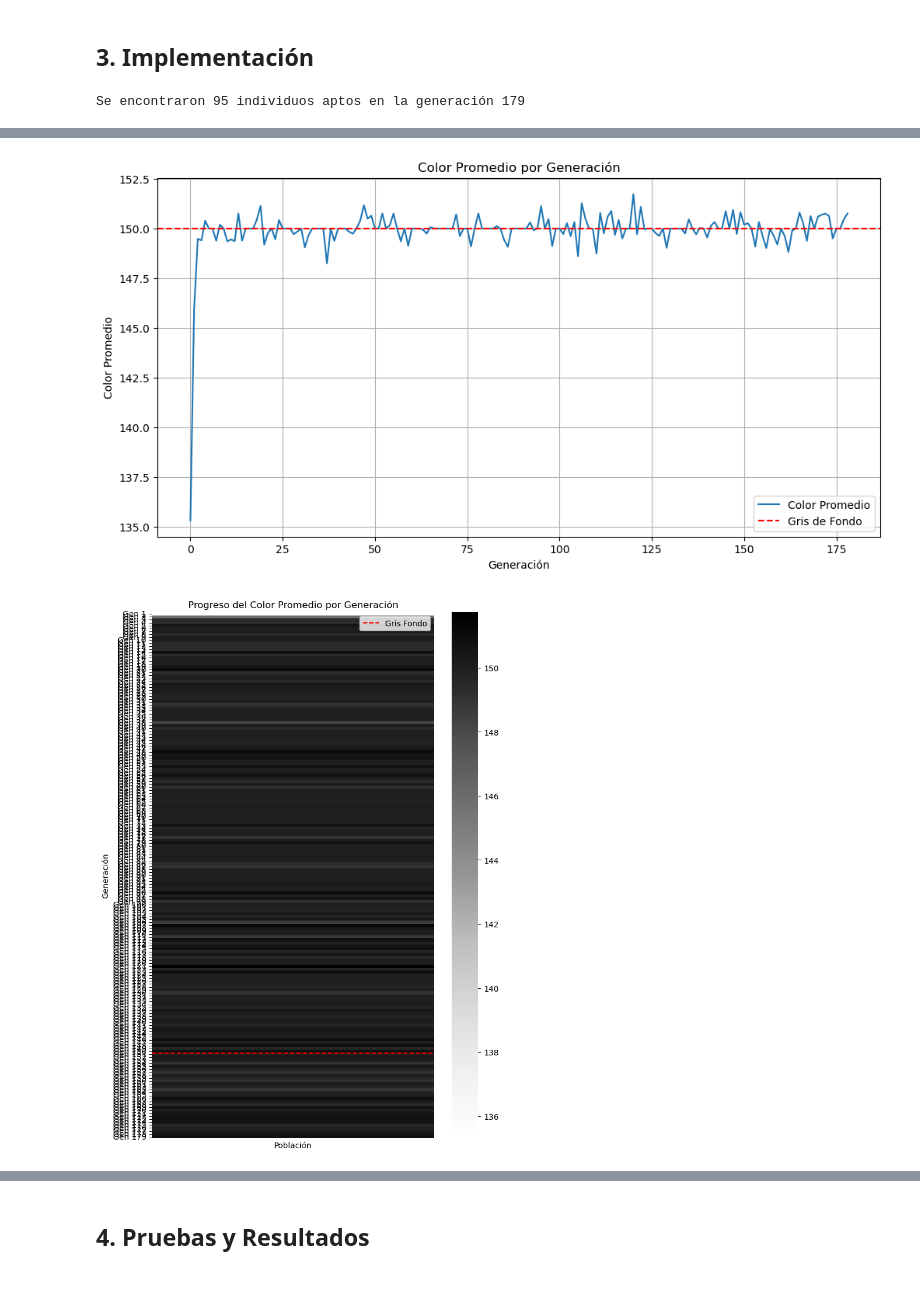
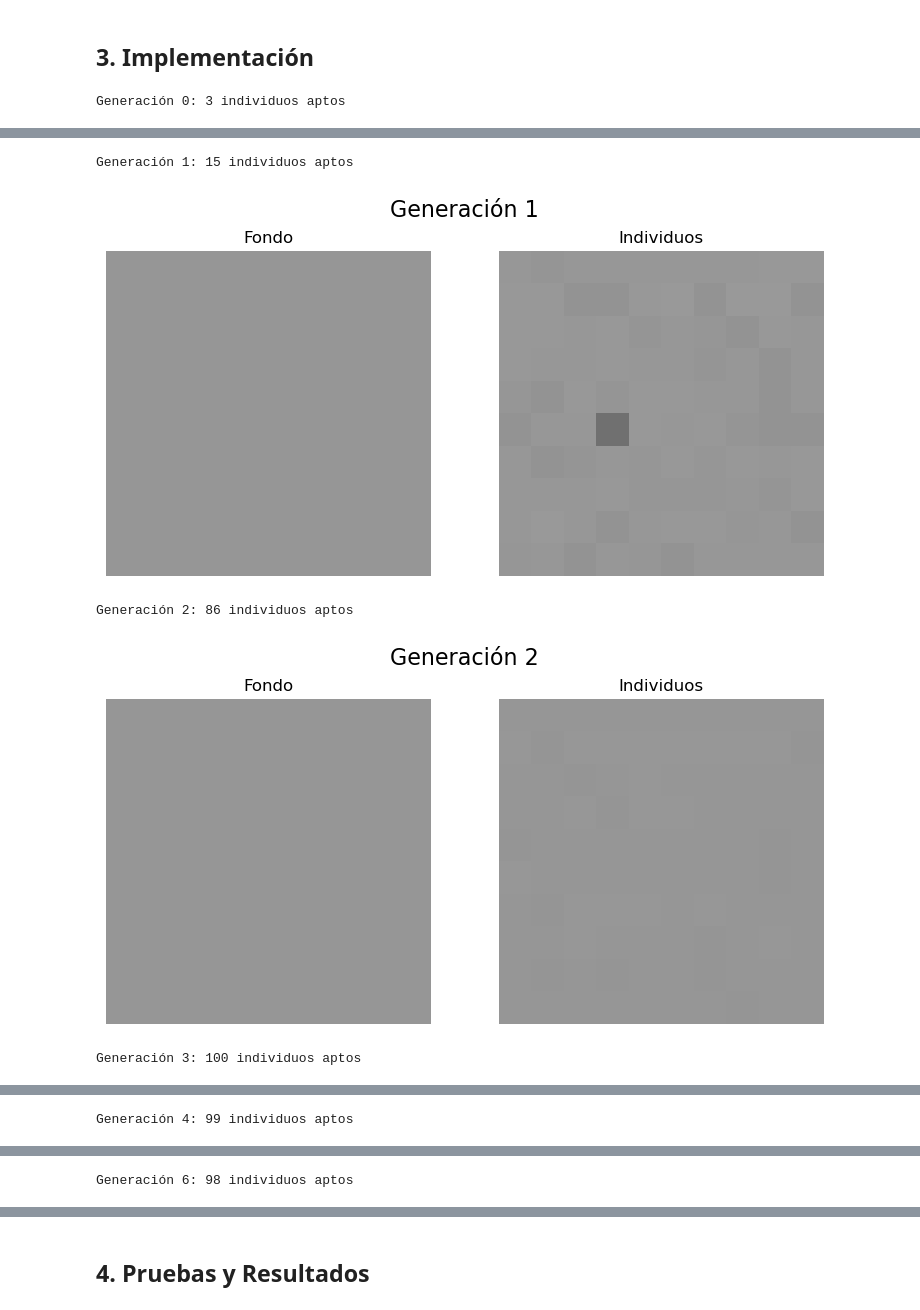
Before and after one commit to Pipeperez1305/LAB5_MOS, a Jupyter notebook: GeneticAlgorithms.ipynb, the cells around one changed output, grey strips where cells are left out. Saved outputs shown, nothing was run; the diff lists cells and outputs as text; code cells hidden in the pictures.

```diff
--- a/GeneticAlgorithms.ipynb
+++ b/GeneticAlgorithms.ipynb
@@ -451,6 +451,27 @@ def generar_nueva_poblacion(sobrevivientes, TAMANO_POBLACION_INICIAL):
     return nueva_poblacion
 
 
+# Visualización de la población y el fondo
+def visualizar_poblacion(poblacion, color_fondo, generación):
+    plt.figure(figsize=(8, 4))
+    plt.suptitle(f'Generación {generación}', fontsize=16)
+
+    # Mostrar fondo
+    plt.subplot(1, 2, 1)
+    plt.imshow(np.full((10, 10), color_fondo), cmap='gray', vmin=0, vmax=255)
+    plt.title('Fondo')
+    plt.axis('off')
+
+    # Mostrar individuos
+    plt.subplot(1, 2, 2)
+    colores = np.array(poblacion[:100]).reshape((10, 10))
+    plt.imshow(colores, cmap='gray', vmin=0, vmax=255)
+    plt.title('Individuos')
+    plt.axis('off')
+
+    plt.tight_layout()
+    plt.show()
+
 # Algoritmo genético para el caso base
 def algoritmo_genetico_base():
     """
@@ -474,8 +495,10 @@ def algoritmo_genetico_base():
     poblacion = crear_poblacion_inicial(TAMANO_POBLACION_INICIAL)  # Se crea la población inicial con valores aleatorios.
     historial_mejor_individuo = []  # Lista para almacenar el mejor individuo por generación.
     historial_color_promedio = []  # Lista para almacenar el color promedio por generación.
+    historial_aptitud_promedio = []  # Lista para almacenar la aptitud promedio por generación.
     generacion = 0  # Contador de generaciones.
-    individuos_aptos=0
+    individuos_aptos=0 #Contador de individuos aptos.
+    diferencia_aptos_total=500 #Diferencia total de individuos aptos.
 
     # Iteración sobre las generaciones hasta alcanzar el objetivo o el límite de generaciones.
 
@@ -489,6 +512,7 @@ def algoritmo_genetico_base():
             if diferencia_ind <= UMBRAL_APTITUD:
                 individuos_aptos_gen+=1
         if individuos_aptos_gen == TAMANO_POBLACION_APTA_OBJETIVO:
+            print(f"Se encontraron {TAMANO_POBLACION_APTA_OBJETIVO} individuos aptos en la generación {generacion}")
             individuos_aptos = individuos_aptos_gen
         prom_color = sum(poblacion) / len(poblacion)  # Se calcula el color promedio de la población.
         historial_color_promedio.append(prom_color)  # Se almacena el color promedio de la generación.
@@ -496,19 +520,26 @@ def algoritmo_genetico_base():
         ## Se encuentra el mejor individuo y estadísticas de aptitud.
         max_aptitud = max(aptitudes)  # Aptitud máxima en la generación.
         mejor_individuo = poblacion[aptitudes.index(max_aptitud)]  # Mejor individuo de la generación.
-
+        aptitud_promedio = sum(aptitudes) / len(aptitudes)  # Aptitud promedio de la generación.
         # Se seleccionan los sobrevivientes y se genera una nueva población.
         sobrevivientes = seleccionar_sobrevivientes(poblacion, aptitudes, PORCENTAJE_SOBREVIVIENTES)
         poblacion = generar_nueva_poblacion(sobrevivientes, TAMANO_POBLACION_INICIAL)
 
         ## Se almacenan estadísticas de la generación actual.
         historial_mejor_individuo.append(mejor_individuo)
+        historial_aptitud_promedio.append(aptitud_promedio)
 
+        diferencia_aptos=abs(TAMANO_POBLACION_APTA_OBJETIVO-individuos_aptos_gen)
+
+        # Visualización colores por generación
+        if diferencia_aptos < diferencia_aptos_total:
+            print(f"Generación {generacion}: {individuos_aptos_gen} individuos aptos")
+            visualizar_poblacion(poblacion, GRIS_FONDO, generacion)
+            diferencia_aptos_total=diferencia_aptos
         generacion += 1
 
-    if individuos_aptos == TAMANO_POBLACION_APTA_OBJETIVO:
-        print(f"Se encontraron {TAMANO_POBLACION_APTA_OBJETIVO} individuos aptos en la generación {generacion}")
-    else:
+
+    if individuos_aptos != TAMANO_POBLACION_APTA_OBJETIVO:
         print(f"Se alcanzó el límite de generaciones sin encontrar {TAMANO_POBLACION_APTA_OBJETIVO} individuos aptos")
 
     # Se grafican los resultados obtenidos.
@@ -534,23 +565,25 @@ def algoritmo_genetico_base():
     plt.legend()
     plt.grid(True)
     plt.show()
+
+    #Grafica resultados aptitud promedio
+    plt.figure(figsize=(12, 6))
+    plt.plot(historial_aptitud_promedio, label='Aptitud Promedio')  # Grafica aptitud promedio por generación.
+    plt.axhline(-2, color='r', linestyle='--', label='Aptitud Objetivo (Aptitud umbral = -2)')  # Línea representando la aptitud objetivo.
+    plt.title('Aptitud Promedio por Generación')
+    plt.xlabel('Generación')
+    plt.ylabel('Aptitud Promedio')
+    plt.legend()
+    plt.grid(True)
+    plt.show()
+
+
+
     return historial_color_promedio
 
-# Función para graficar el heatmap
-def graficar_heatmap(historial_color_promedio, gris_fondo):
-    data = np.array(historial_color_promedio).reshape(-1, 1)
-    plt.figure(figsize=(8, 12))
-    sns.heatmap(data, annot=False, cmap="Greys", cbar=True, xticklabels=False,
-                yticklabels=[f"Gen {i+1}" for i in range(len(historial_color_promedio))])
-    plt.axhline(y=gris_fondo, color='red', linestyle='--', label='Gris Fondo')
-    plt.title("Progreso del Color Promedio por Generación")
-    plt.xlabel("Población")
-    plt.ylabel("Generación")
-    plt.legend()
-    plt.show()
+
 
 # Ejecutar el algoritmo y visualizar el progreso por generación
 historial_color_promedio = algoritmo_genetico_base()
-graficar_heatmap(historial_color_promedio, GRIS_FONDO)
 # %% [output]
-Se encontraron 95 individuos aptos en la generación 179
+Generación 0: 3 individuos aptos
@@ -558,2 +591,5 @@ Se encontraron 95 individuos aptos en la generación 179
+Generación 1: 15 individuos aptos
-[figure, old version]
+[figure, new version]
+Generación 2: 86 individuos aptos
-[figure, old version]
+[figure, new version]
+Generación 3: 100 individuos aptos
@@ -559,0 +597 @@ Se encontraron 95 individuos aptos en la generación 179
+Generación 4: 99 individuos aptos
@@ -559,0 +599 @@ Se encontraron 95 individuos aptos en la generación 179
+Generación 6: 98 individuos aptos
```
Also changed, not shown: parts of 2 cells of this notebook.
